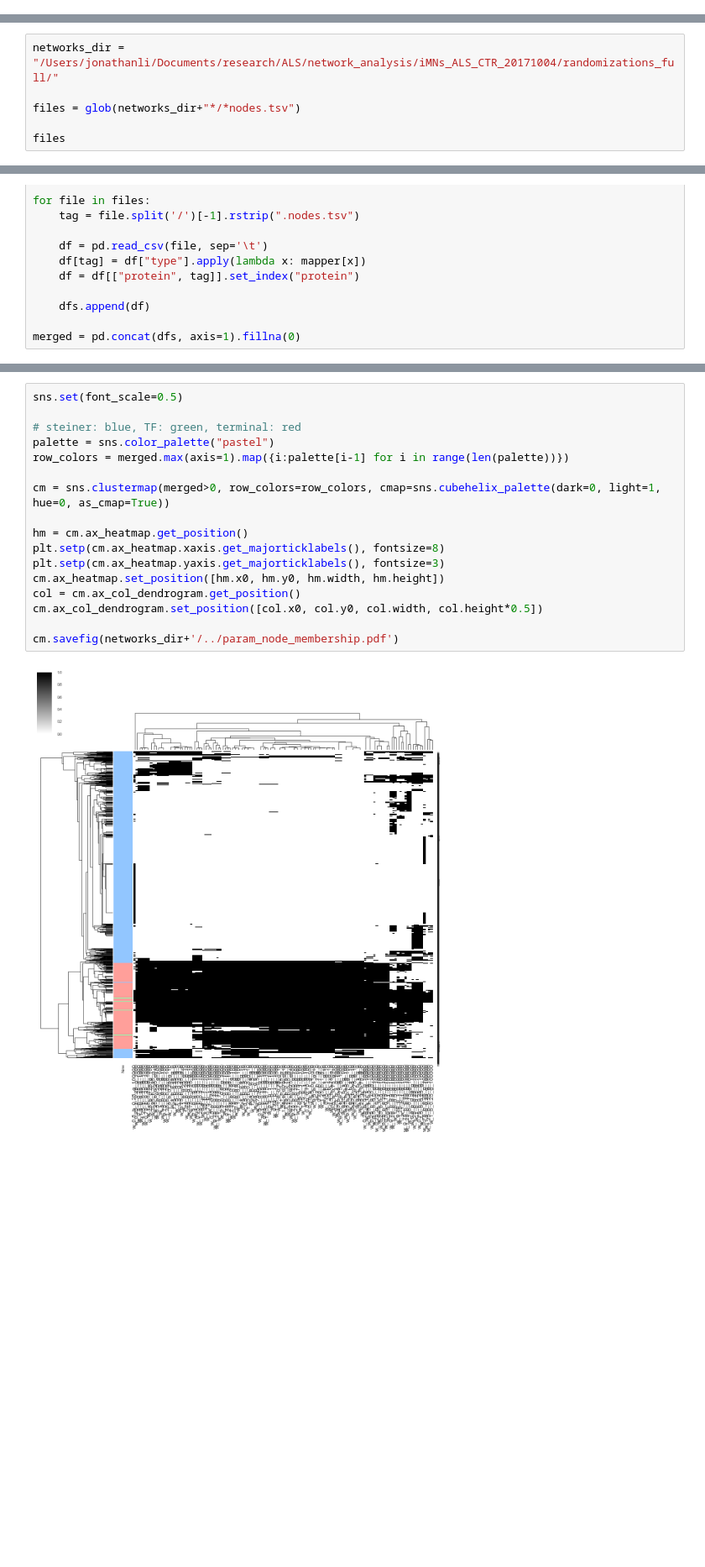
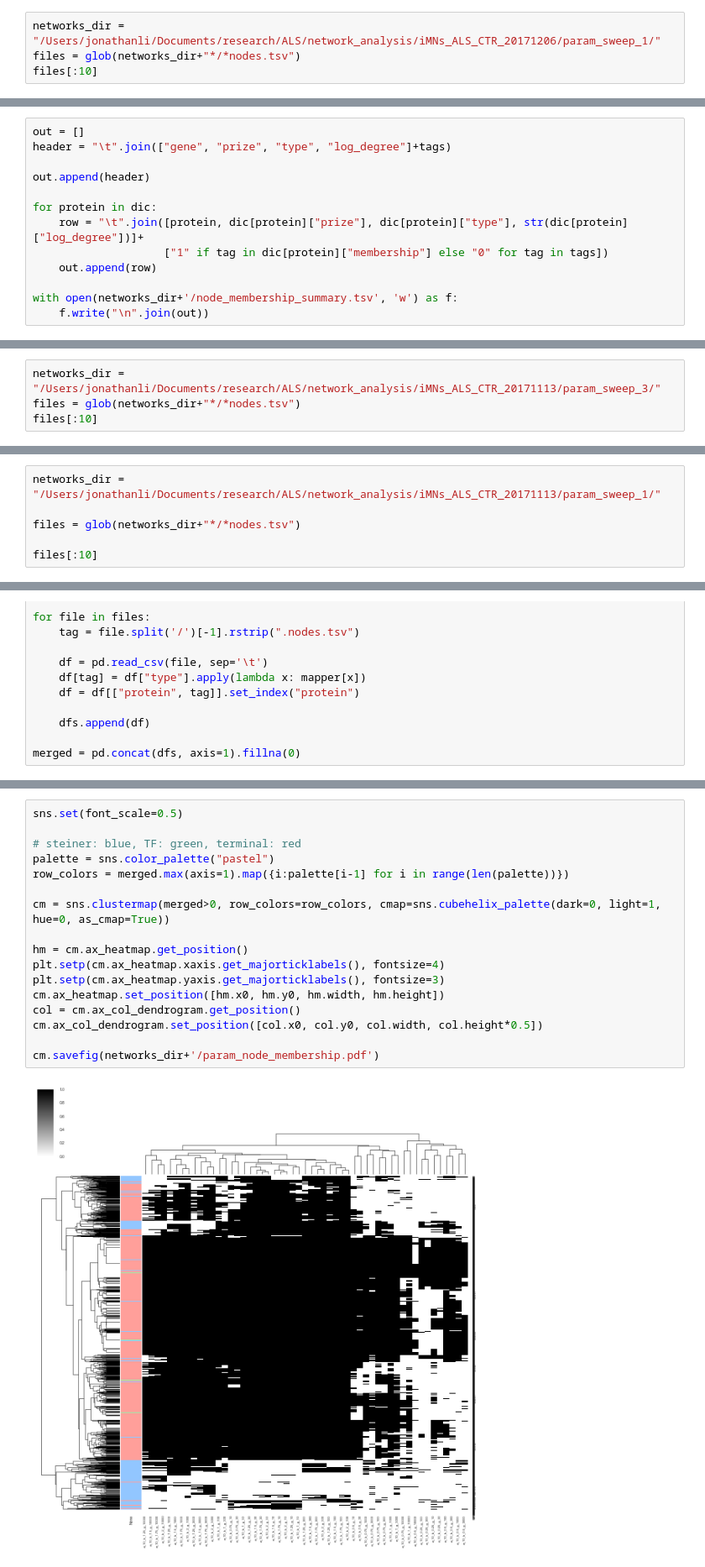
Before and after one commit to clemenshug/OmicsIntegrator2, a Jupyter notebook: src/postprocessing.ipynb, the cells around one changed output, grey strips where cells are left out. Shown at 84% size. Drawn from its saved outputs; the diff is of its cells as text; blank space fills up the shorter version.

Commit message:
Network summarization functions

```diff
--- a/src/postprocessing.ipynb
+++ b/src/postprocessing.ipynb
@@ -11,0 +14,4 @@ import seaborn as sns; sns.set()
+# %%
+networks_dir = "/Users/jonathanli/Documents/research/ALS/network_analysis/iMNs_ALS_CTR_20171206/param_sweep_1/"
+files = glob(networks_dir+"*/*nodes.tsv")
+files[:10]
@@ -11,0 +57,13 @@ import seaborn as sns; sns.set()
+# %%
+out = []
+header = "\t".join(["gene", "prize", "type", "log_degree"]+tags)
+
+out.append(header)
+
+for protein in dic:
+    row = "\t".join([protein, dic[protein]["prize"], dic[protein]["type"], str(dic[protein]["log_degree"])]+
+                    ["1" if tag in dic[protein]["membership"] else "0" for tag in tags])
+    out.append(row)
+
+with open(networks_dir+'/node_membership_summary.tsv', 'w') as f:
+    f.write("\n".join(out))
@@ -11,0 +72,4 @@ import seaborn as sns; sns.set()
+# %%
+networks_dir = "/Users/jonathanli/Documents/research/ALS/network_analysis/iMNs_ALS_CTR_20171113/param_sweep_3/"
+files = glob(networks_dir+"*/*nodes.tsv")
+files[:10]
@@ -12,9 +137,9 @@ import seaborn as sns; sns.set()
 # %% [markdown]
 # Node membership clustergram
 # %%
-networks_dir = "/Users/jonathanli/Documents/research/ALS/network_analysis/iMNs_ALS_CTR_20171004/randomizations_full/"
+networks_dir = "/Users/jonathanli/Documents/research/ALS/network_analysis/iMNs_ALS_CTR_20171113/param_sweep_1/"
 
 files = glob(networks_dir+"*/*nodes.tsv")
 
-files
+files[:10]
 # %% [output]
@@ -52,19 +180,19 @@ merged = pd.concat(dfs, axis=1).fillna(0)
 # %%
 sns.set(font_scale=0.5)
 
 # steiner: blue, TF: green, terminal: red
 palette = sns.color_palette("pastel")
 row_colors = merged.max(axis=1).map({i:palette[i-1] for i in range(len(palette))})
 
 cm = sns.clustermap(merged>0, row_colors=row_colors, cmap=sns.cubehelix_palette(dark=0, light=1, hue=0, as_cmap=True))
 
 hm = cm.ax_heatmap.get_position()
-plt.setp(cm.ax_heatmap.xaxis.get_majorticklabels(), fontsize=8)
+plt.setp(cm.ax_heatmap.xaxis.get_majorticklabels(), fontsize=4)
 plt.setp(cm.ax_heatmap.yaxis.get_majorticklabels(), fontsize=3)
 cm.ax_heatmap.set_position([hm.x0, hm.y0, hm.width, hm.height])
 col = cm.ax_col_dendrogram.get_position()
 cm.ax_col_dendrogram.set_position([col.x0, col.y0, col.width, col.height*0.5])
 
-cm.savefig(networks_dir+'/../param_node_membership.pdf')
+cm.savefig(networks_dir+'/param_node_membership.pdf')
 # %% [output]
-[figure, old version]
+[figure, new version]
```
Also changed, not shown: parts of 10 cells of this notebook, 4 other files.
